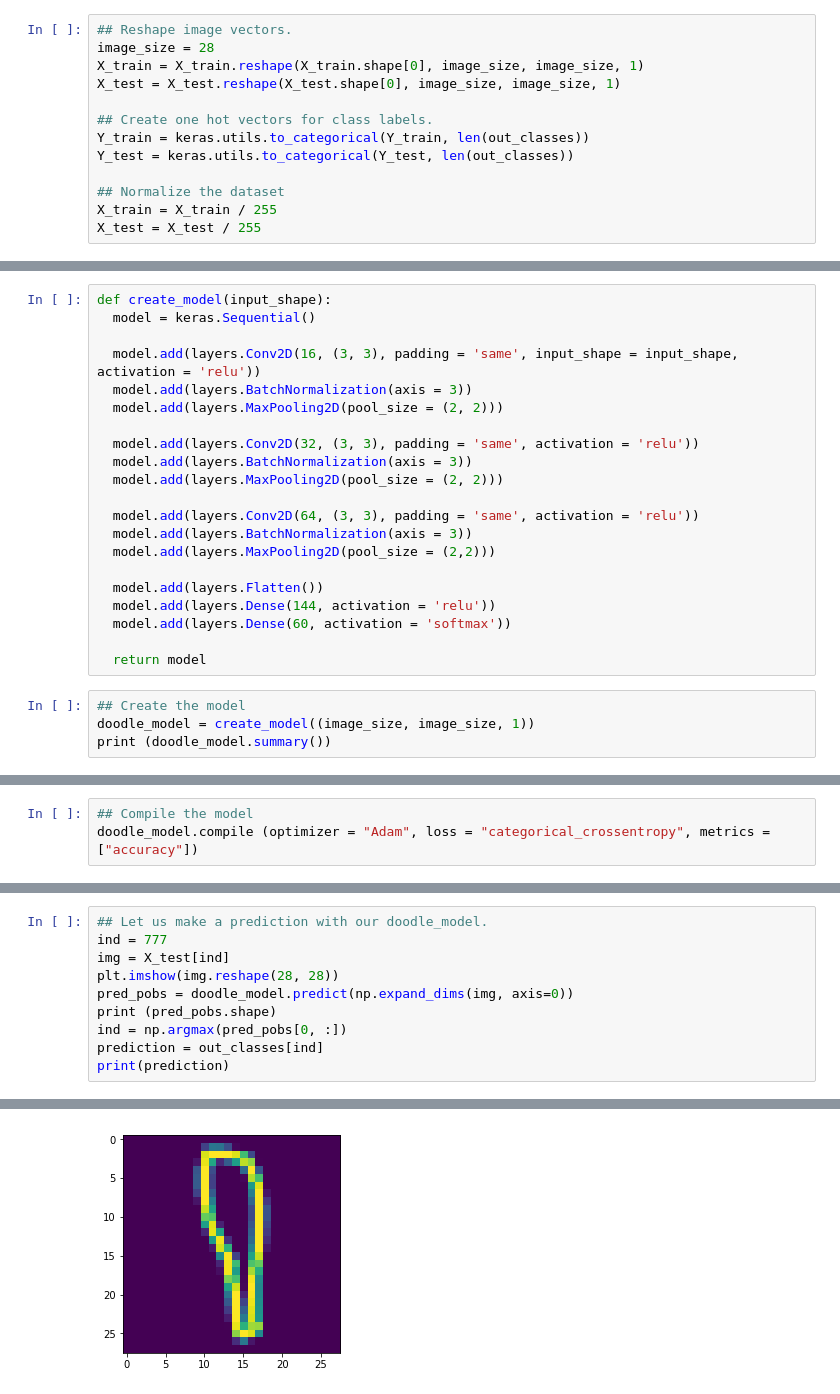
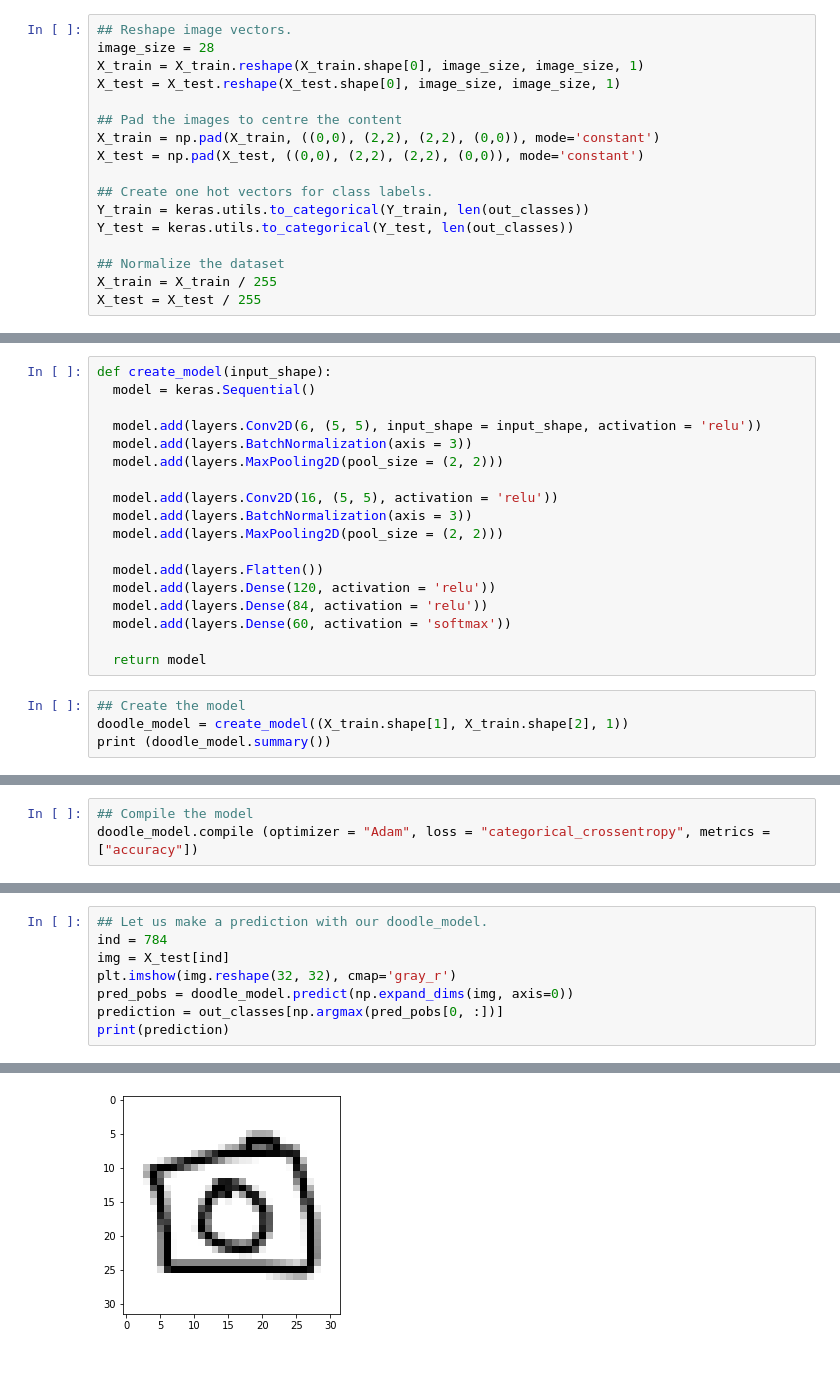
Before and after one commit to Sudeepam97/Guess_the_doodle, a Jupyter notebook: doodle_classifier.ipynb, the cells around one changed output, grey strips where cells are left out. Cells and saved outputs as stored; diff of their text form; blank space fills up the shorter version.

```diff
--- a/doodle_classifier.ipynb
+++ b/doodle_classifier.ipynb
@@ -154,6 +155,10 @@ airplane
 image_size = 28
 X_train = X_train.reshape(X_train.shape[0], image_size, image_size, 1)
 X_test = X_test.reshape(X_test.shape[0], image_size, image_size, 1)
+
+## Pad the images to centre the content
+X_train = np.pad(X_train, ((0,0), (2,2), (2,2), (0,0)), mode='constant')
+X_test = np.pad(X_test, ((0,0), (2,2), (2,2), (0,0)), mode='constant')
 
 ## Create one hot vectors for class labels.
 Y_train = keras.utils.to_categorical(Y_train, len(out_classes))
@@ -177,25 +182,22 @@ Y_test shape:  (10000, 60)
 def create_model(input_shape):
   model = keras.Sequential()
 
-  model.add(layers.Conv2D(16, (3, 3), padding = 'same', input_shape = input_shape, activation = 'relu'))
+  model.add(layers.Conv2D(6, (5, 5), input_shape = input_shape, activation = 'relu'))
   model.add(layers.BatchNormalization(axis = 3))
   model.add(layers.MaxPooling2D(pool_size = (2, 2)))
 
-  model.add(layers.Conv2D(32, (3, 3), padding = 'same', activation = 'relu'))
+  model.add(layers.Conv2D(16, (5, 5), activation = 'relu'))
   model.add(layers.BatchNormalization(axis = 3))
   model.add(layers.MaxPooling2D(pool_size = (2, 2)))
 
-  model.add(layers.Conv2D(64, (3, 3), padding = 'same', activation = 'relu'))
-  model.add(layers.BatchNormalization(axis = 3))
-  model.add(layers.MaxPooling2D(pool_size = (2,2)))
-
   model.add(layers.Flatten())
-  model.add(layers.Dense(144, activation = 'relu'))
+  model.add(layers.Dense(120, activation = 'relu'))
+  model.add(layers.Dense(84, activation = 'relu'))
   model.add(layers.Dense(60, activation = 'softmax'))
 
   return model
 # %%
 ## Create the model
-doodle_model = create_model((image_size, image_size, 1))
+doodle_model = create_model((X_train.shape[1], X_train.shape[2], 1))
 print (doodle_model.summary())
 # %% [output]
@@ -248,11 +256,9 @@ Test Accuracy = 0.8684
 # %%
 ## Let us make a prediction with our doodle_model.
-ind = 777
+ind = 784
 img = X_test[ind]
-plt.imshow(img.reshape(28, 28))
+plt.imshow(img.reshape(32, 32), cmap='gray_r')
 pred_pobs = doodle_model.predict(np.expand_dims(img, axis=0))
-print (pred_pobs.shape)
-ind = np.argmax(pred_pobs[0, :])
-prediction = out_classes[ind]
+prediction = out_classes[np.argmax(pred_pobs[0, :])]
 print(prediction)
 # %% [output]
@@ -261,4 +266,4 @@ baseball_bat
-[figure, old version]
+[figure, new version]
 # %%
 ## Save the model
 %cd ..
```
Also changed, not shown: parts of 13 cells of this notebook.
